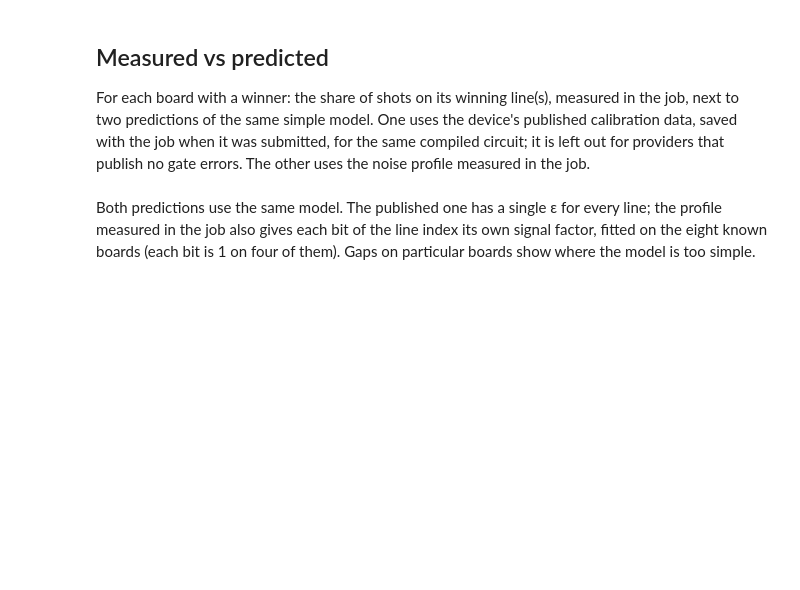
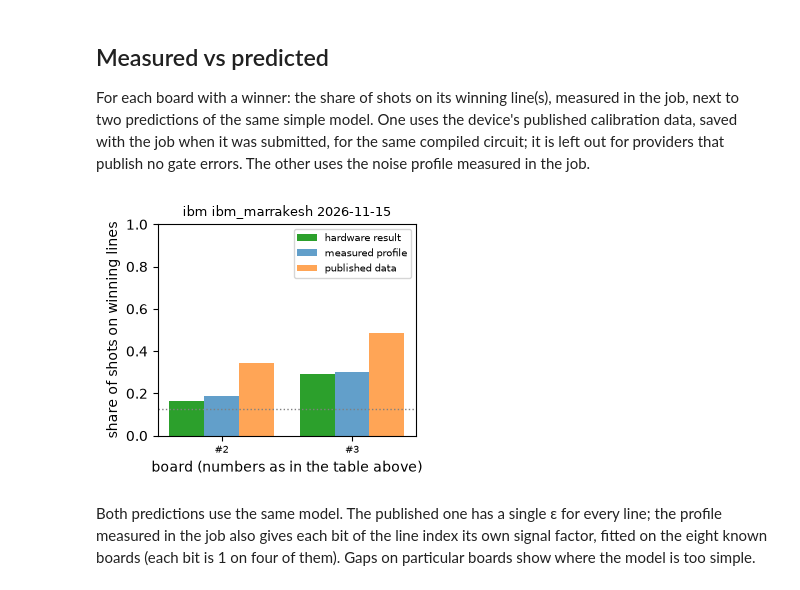
Before and after one commit to RyanPrax/Quantum-TicTacToe, a Jupyter notebook: notebooks/03_hardware.ipynb, the cells around one changed output. Saved outputs shown, nothing was run; the diff lists cells and outputs as text; code cells hidden in the pictures; blank space fills up the shorter version.

```diff
--- a/notebooks/03_hardware.ipynb
+++ b/notebooks/03_hardware.ipynb
@@ -189,29 +232,32 @@ submitted, for the same compiled circuit; it is left out for providers that
 publish no gate errors. The other uses the noise profile measured in the job.
 # %%
 for job in saved:
-    wins = [r for r in job.detections if r["true_lines"]]
+    numbered = [(number, r) for number, r in enumerate(job.detections, start=1) if r["true_lines"]]
+    wins = [r for _, r in numbered]
     if not wins:
         continue
     models = {"measured profile": job.measured_profile}
     if job.published_profile is not None:
         models["published data"] = job.published_profile
     width = 0.8 / (len(models) + 1)
     x = np.arange(len(wins))
     measured = [sum(r["counts"][i] for i in r["true_lines"]) / r["shots"] for r in wins]
     fig, ax = plt.subplots(figsize=(0.45 * len(wins) + 2.5, 3))
     ax.bar(x, measured, width, label="hardware result", color="tab:green")
     for k, (name, profile) in enumerate(models.items(), start=1):
         predicted = [sum(profile.predicted_for(r["true_lines"])[i] for i in r["true_lines"]) for r in wins]
         ax.bar(x + k * width, predicted, width, label=name, alpha=0.7)
     ax.axhline(1 / 8, color="gray", linestyle=":", linewidth=1)
-    ax.set_xticks(x + width * len(models) / 2, [f"{r['board'].replace(' ', '.')}" for r in wins], fontsize=6,
-                  rotation=90)
+    ax.set_xticks(x + width * len(models) / 2, [f"#{number}" for number, _ in numbered], fontsize=7)
+    ax.set_xlabel("board (numbers as in the table above)")
     ax.set_ylabel("share of shots on winning lines")
     ax.set_ylim(0, 1)
     ax.set_title(job.label, fontsize=9)
     ax.legend(fontsize=7)
     fig.tight_layout()
     plt.show()
+# %% [output]
+[figure, added]
 # %% [markdown]
 Both predictions use the same model. The published one has a single ε for
 every line; the profile measured in the job also gives each bit of the line
```
Also changed, not shown: parts of 7 cells of this notebook, 2 other files.
